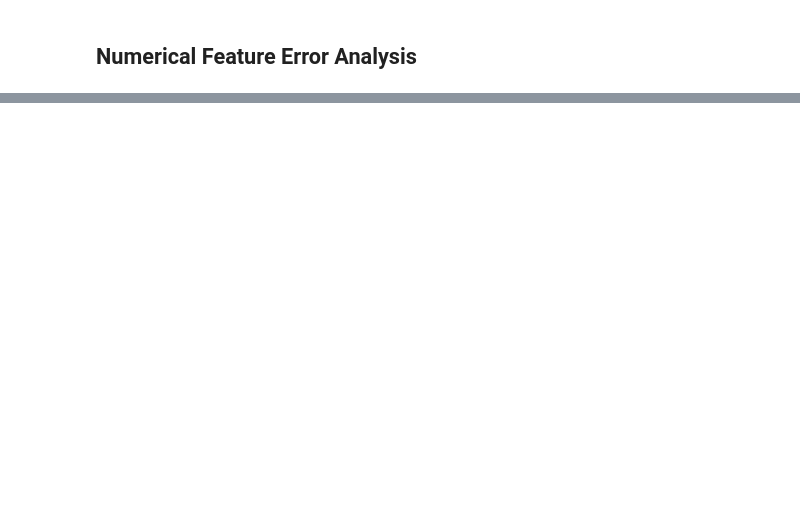
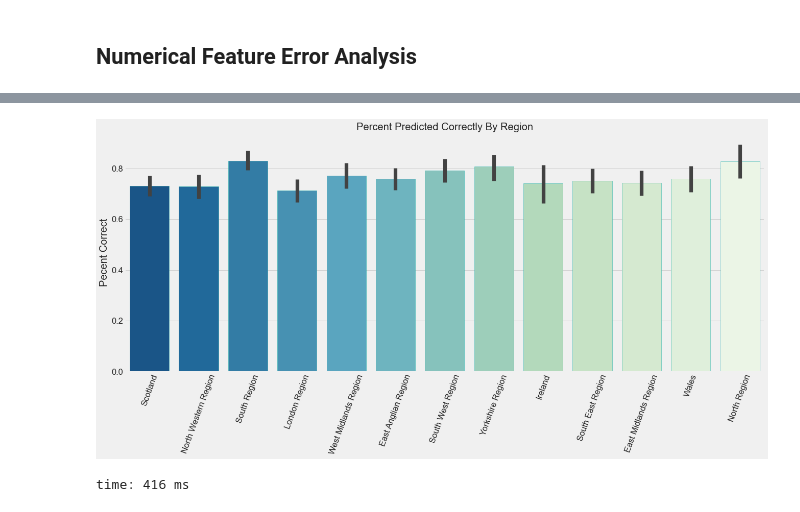
Before and after one commit to jeffreyhwatson/online_outcomes, a Jupyter notebook: notebooks/exploratory/error_analysis.ipynb, the cells around one changed output, grey strips where cells are left out. Saved outputs shown, nothing was run; the diff lists cells and outputs as text; code cells hidden in the pictures; blank space fills up the shorter version.

```diff
--- a/notebooks/exploratory/error_analysis.ipynb
+++ b/notebooks/exploratory/error_analysis.ipynb
@@ -255,0 +305,5 @@ time: 28.1 ms
+# %%
+v.categorical_errors(cat_errors, 'region', 70)
+# %% [output]
+[figure, added]
+time: 416 ms
```
Also changed, not shown: parts of 35 cells of this notebook, 1 other file.
